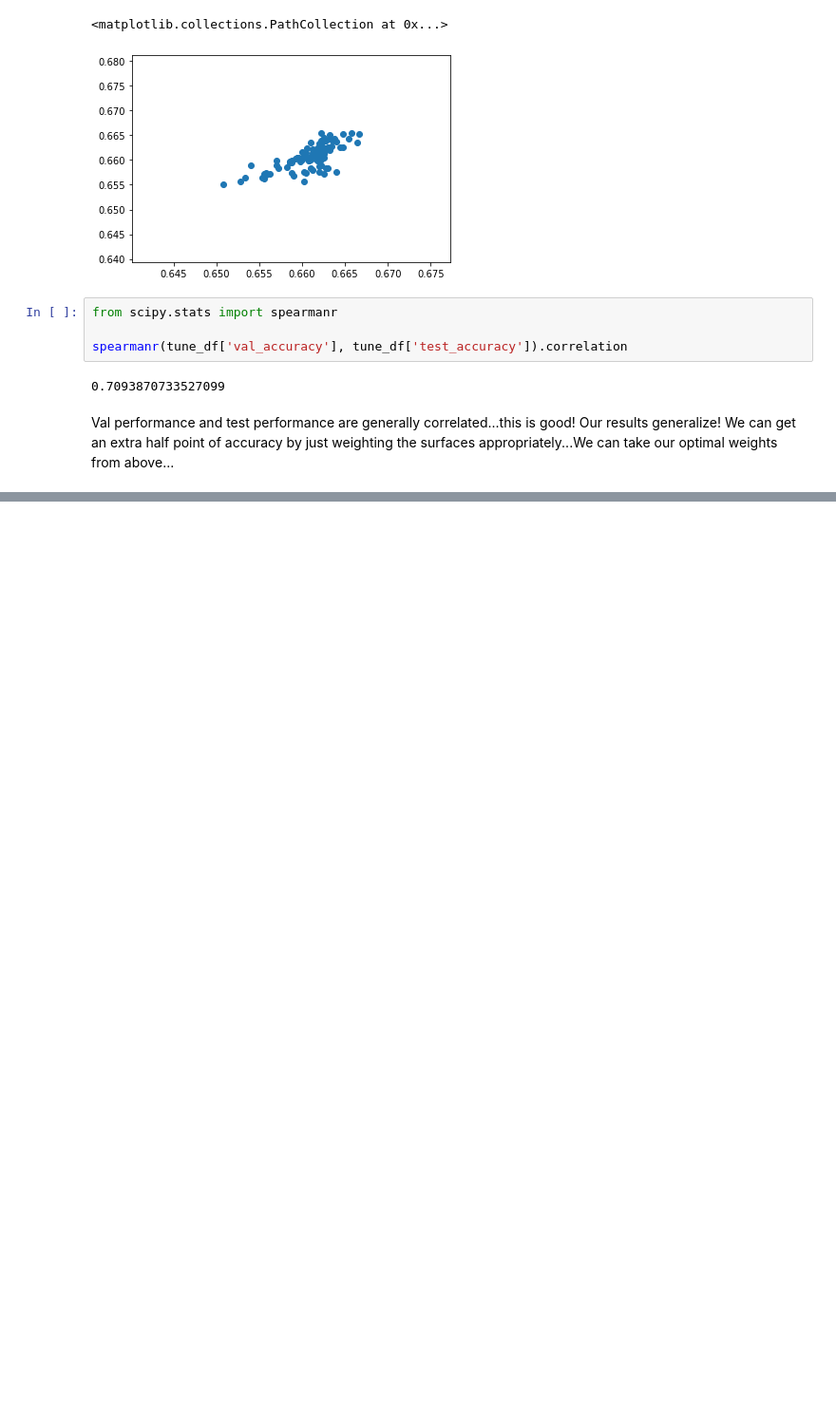
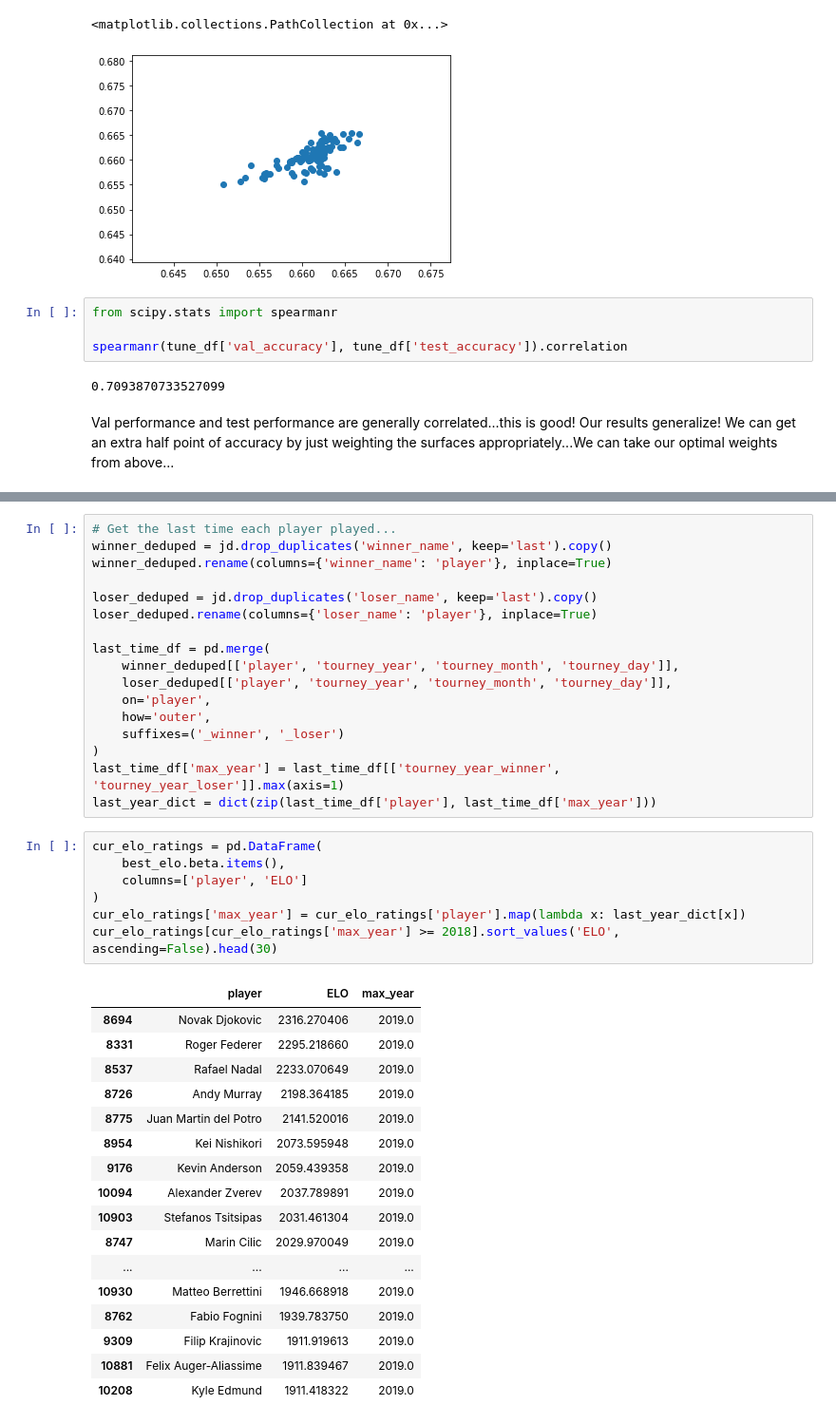
Before and after one commit to siddjagadish/tennis_new, a Jupyter notebook: tennis_new/model/Grass ELO Model.ipynb, the cells around one changed output, grey strips where cells are left out. Shown at 95% size. Drawn from its saved outputs; the diff is of its cells as text; blank space fills up the shorter version.

```diff
--- a/tennis_new/model/Grass ELO Model.ipynb
+++ b/tennis_new/model/Grass ELO Model.ipynb
@@ -180,0 +187,42 @@ Val performance and test performance are generally correlated...this is good!  O
+# %%
+# Get the last time each player played...
+winner_deduped = jd.drop_duplicates('winner_name', keep='last').copy()
+winner_deduped.rename(columns={'winner_name': 'player'}, inplace=True)
+
+loser_deduped = jd.drop_duplicates('loser_name', keep='last').copy()
+loser_deduped.rename(columns={'loser_name': 'player'}, inplace=True)
+
+last_time_df = pd.merge(
+    winner_deduped[['player', 'tourney_year', 'tourney_month', 'tourney_day']],
+    loser_deduped[['player', 'tourney_year', 'tourney_month', 'tourney_day']],
+    on='player',
+    how='outer',
+    suffixes=('_winner', '_loser')
+)
+last_time_df['max_year'] = last_time_df[['tourney_year_winner', 'tourney_year_loser']].max(axis=1)
+last_year_dict = dict(zip(last_time_df['player'], last_time_df['max_year']))
+# %%
+cur_elo_ratings = pd.DataFrame(
+    best_elo.beta.items(),
+    columns=['player', 'ELO']
+)
+cur_elo_ratings['max_year'] = cur_elo_ratings['player'].map(lambda x: last_year_dict[x])
+cur_elo_ratings[cur_elo_ratings['max_year'] >= 2018].sort_values('ELO', ascending=False).head(30)
+# %% [output]
+|  | player | ELO | max_year |
+| 8694 | Novak Djokovic | 2316.270406 | 2019.0 |
+| 8331 | Roger Federer | 2295.218660 | 2019.0 |
+| 8537 | Rafael Nadal | 2233.070649 | 2019.0 |
+| 8726 | Andy Murray | 2198.364185 | 2019.0 |
+| 8775 | Juan Martin del Potro | 2141.520016 | 2019.0 |
+| 8954 | Kei Nishikori | 2073.595948 | 2019.0 |
+| 9176 | Kevin Anderson | 2059.439358 | 2019.0 |
+| 10094 | Alexander Zverev | 2037.789891 | 2019.0 |
+| 10903 | Stefanos Tsitsipas | 2031.461304 | 2019.0 |
+| 8747 | Marin Cilic | 2029.970049 | 2019.0 |
+| ... | ... | ... | ... |
+| 10930 | Matteo Berrettini | 1946.668918 | 2019.0 |
+| 8762 | Fabio Fognini | 1939.783750 | 2019.0 |
+| 9309 | Filip Krajinovic | 1911.919613 | 2019.0 |
+| 10881 | Felix Auger-Aliassime | 1911.839467 | 2019.0 |
+| 10208 | Kyle Edmund | 1911.418322 | 2019.0 |
```
Also changed, not shown: parts of 23 cells of this notebook, 5 other files.
